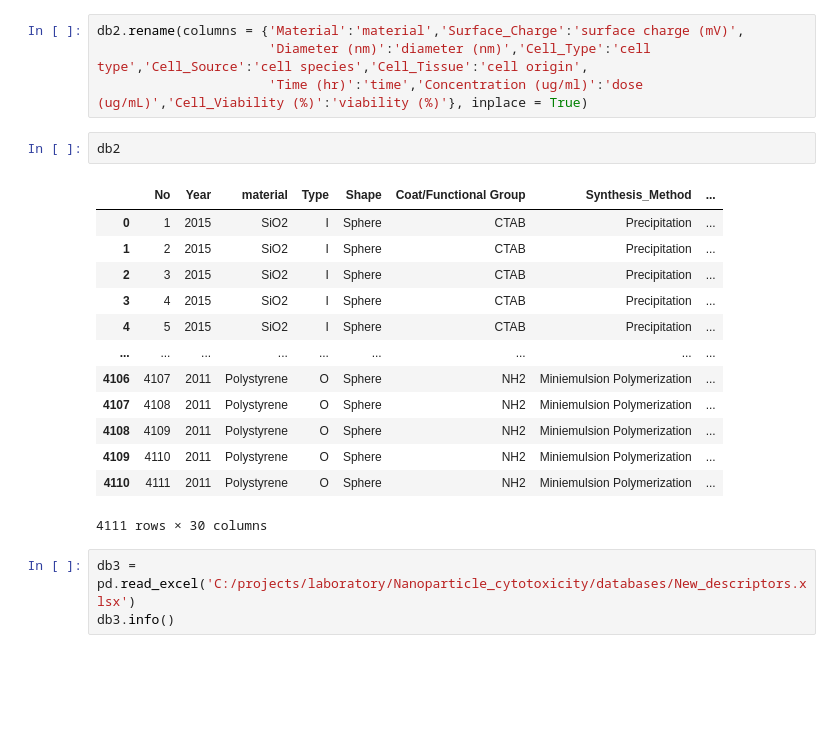
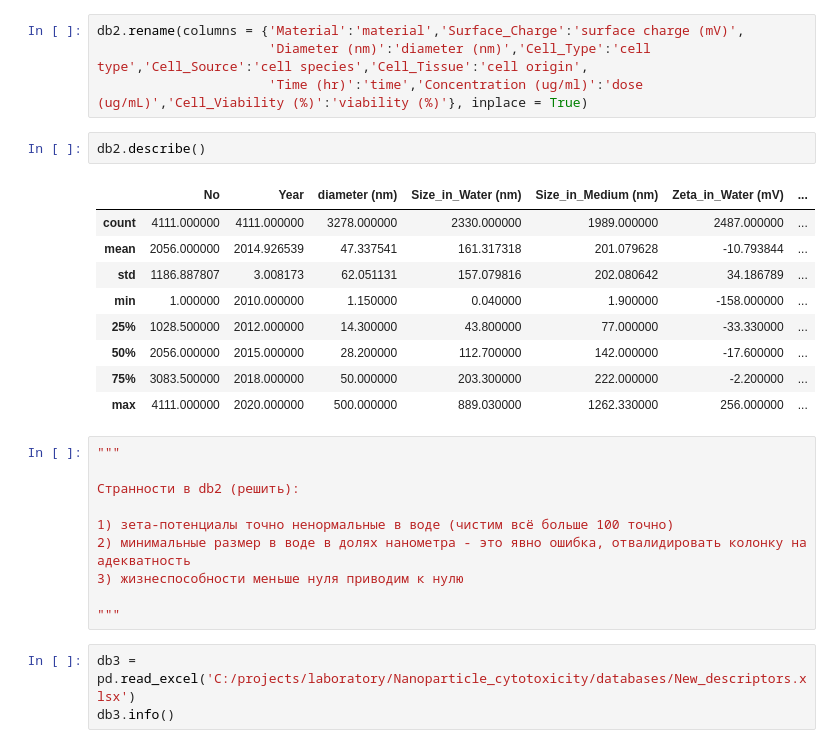
Before and after one commit to V-Gottlieb/Nanoparticle_cytotoxicity, a Jupyter notebook: databases/Merging tables.ipynb, the cells around one changed output. Saved outputs shown, nothing was run; the diff lists cells and outputs as text; blank space fills up the shorter version.

```diff
--- a/databases/Merging tables.ipynb
+++ b/databases/Merging tables.ipynb
@@ -120,21 +120,27 @@ db2.rename(columns = {'Material':'material','Surface_Charge':'surface charge (mV
                       'Diameter (nm)':'diameter (nm)','Cell_Type':'cell type','Cell_Source':'cell species','Cell_Tissue':'cell origin',
                       'Time (hr)':'time','Concentration (ug/ml)':'dose (ug/mL)','Cell_Viability (%)':'viability (%)'}, inplace = True)
 # %%
-db2
+db2.describe()
 # %% [output]
-|  | No | Year | material | Type | Shape | Coat/Functional Group | Synthesis_Method | ... |
-| 0 | 1 | 2015 | SiO2 | I | Sphere | CTAB | Precipitation | ... |
-| 1 | 2 | 2015 | SiO2 | I | Sphere | CTAB | Precipitation | ... |
-| 2 | 3 | 2015 | SiO2 | I | Sphere | CTAB | Precipitation | ... |
-| 3 | 4 | 2015 | SiO2 | I | Sphere | CTAB | Precipitation | ... |
-| 4 | 5 | 2015 | SiO2 | I | Sphere | CTAB | Precipitation | ... |
-| ... | ... | ... | ... | ... | ... | ... | ... | ... |
-| 4106 | 4107 | 2011 | Polystyrene | O | Sphere | NH2 | Miniemulsion Polymerization | ... |
-| 4107 | 4108 | 2011 | Polystyrene | O | Sphere | NH2 | Miniemulsion Polymerization | ... |
-| 4108 | 4109 | 2011 | Polystyrene | O | Sphere | NH2 | Miniemulsion Polymerization | ... |
-| 4109 | 4110 | 2011 | Polystyrene | O | Sphere | NH2 | Miniemulsion Polymerization | ... |
-| 4110 | 4111 | 2011 | Polystyrene | O | Sphere | NH2 | Miniemulsion Polymerization | ... |
+|  | No | Year | diameter (nm) | Size_in_Water (nm) | Size_in_Medium (nm) | Zeta_in_Water (mV) | ... |
+| count | 4111.000000 | 4111.000000 | 3278.000000 | 2330.000000 | 1989.000000 | 2487.000000 | ... |
+| mean | 2056.000000 | 2014.926539 | 47.337541 | 161.317318 | 201.079628 | -10.793844 | ... |
+| std | 1186.887807 | 3.008173 | 62.051131 | 157.079816 | 202.080642 | 34.186789 | ... |
+| min | 1.000000 | 2010.000000 | 1.150000 | 0.040000 | 1.900000 | -158.000000 | ... |
+| 25% | 1028.500000 | 2012.000000 | 14.300000 | 43.800000 | 77.000000 | -33.330000 | ... |
+| 50% | 2056.000000 | 2015.000000 | 28.200000 | 112.700000 | 142.000000 | -17.600000 | ... |
+| 75% | 3083.500000 | 2018.000000 | 50.000000 | 203.300000 | 222.000000 | -2.200000 | ... |
+| max | 4111.000000 | 2020.000000 | 500.000000 | 889.030000 | 1262.330000 | 256.000000 | ... |
-4111 rows × 30 columns
+# %%
+"""
+
+Cтранности в db2 (решить):
+
+1) зета-потенциалы точно ненормальные в воде (чистим всё больше 100 точно)
+2) минимальные размер в воде в долях нанометра - это явно ошибка, отвалидировать колонку на адекватность
+3) жизнеспособности меньше нуля приводим к нулю
+
+"""
 # %%
 db3 = pd.read_excel('C:/projects/laboratory/Nanoparticle_cytotoxicity/databases/New_descriptors.xlsx')
 db3.info()
```
Also changed, not shown: parts of 1 cell of this notebook.
